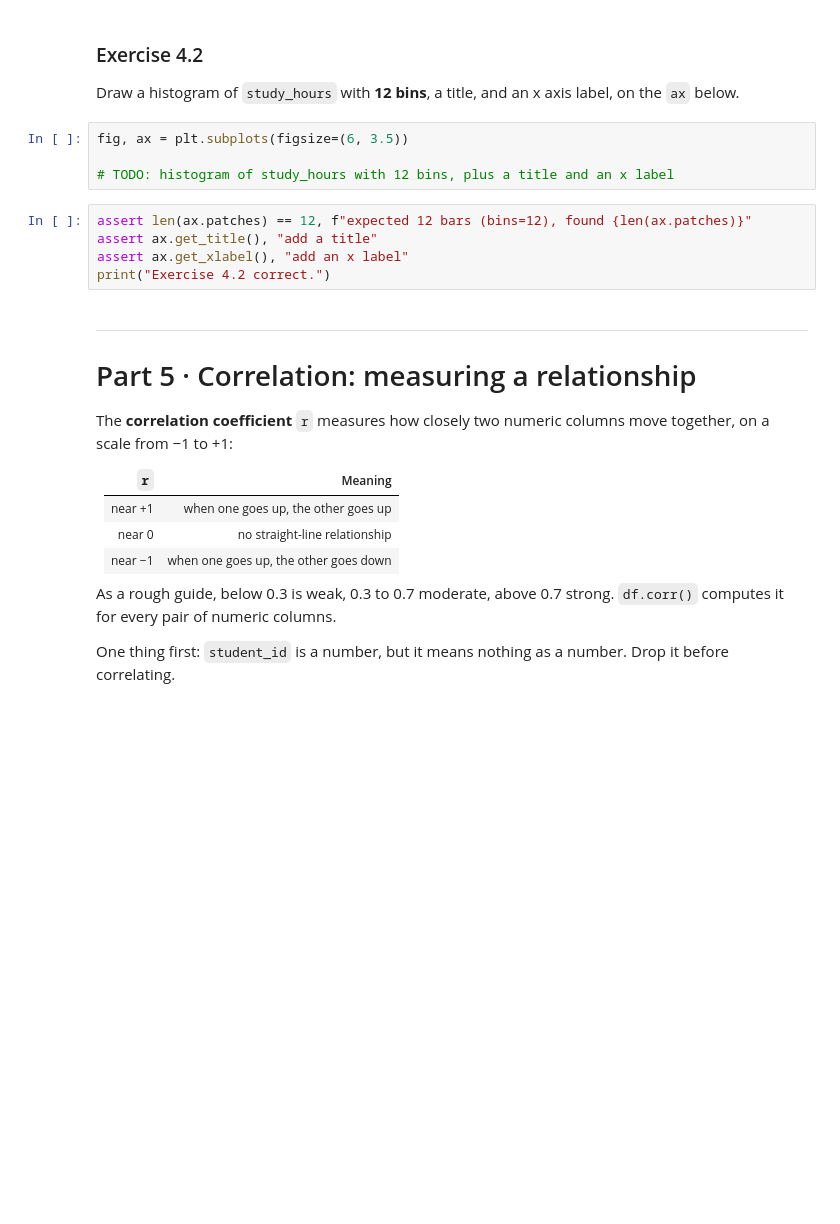
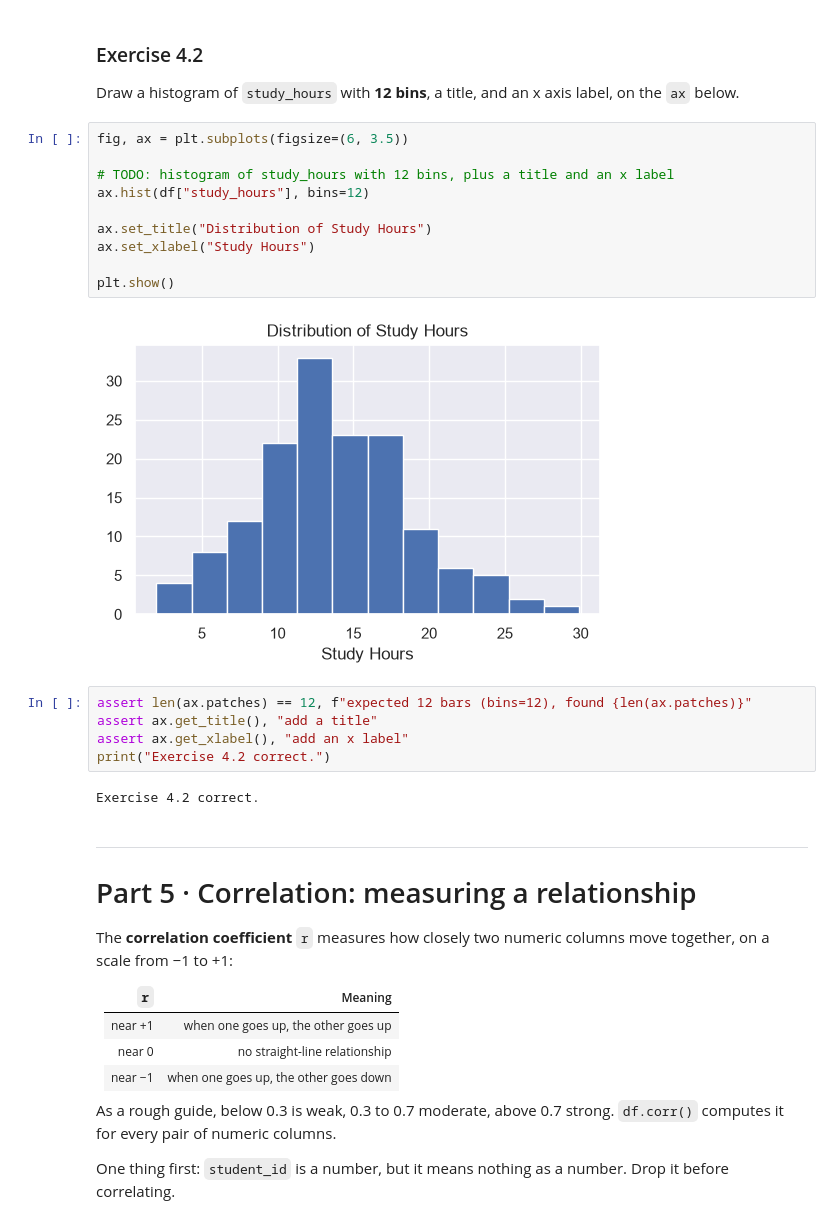
Before and after one commit to noranalmohsin/arti303, a Jupyter notebook: lab06.ipynb, the cells around one changed output. Saved outputs shown, nothing was run; the diff lists cells and outputs as text; blank space fills up the shorter version.

```diff
--- a/lab06.ipynb
+++ b/lab06.ipynb
@@ -513,12 +546,22 @@ axis label, on the `ax` below.
 # %%
 fig, ax = plt.subplots(figsize=(6, 3.5))
 
 # TODO: histogram of study_hours with 12 bins, plus a title and an x label
+ax.hist(df["study_hours"], bins=12)
+
+ax.set_title("Distribution of Study Hours")
+ax.set_xlabel("Study Hours")
+
+plt.show()
+# %% [output]
+[figure, added]
 # %%
 assert len(ax.patches) == 12, f"expected 12 bars (bins=12), found {len(ax.patches)}"
 assert ax.get_title(), "add a title"
 assert ax.get_xlabel(), "add an x label"
 print("Exercise 4.2 correct.")
+# %% [output]
+Exercise 4.2 correct.
 # %% [markdown]
 ---
 # Part 5 · Correlation: measuring a relationship
```
Also changed, not shown: parts of 20 cells of this notebook, 1 other file.
